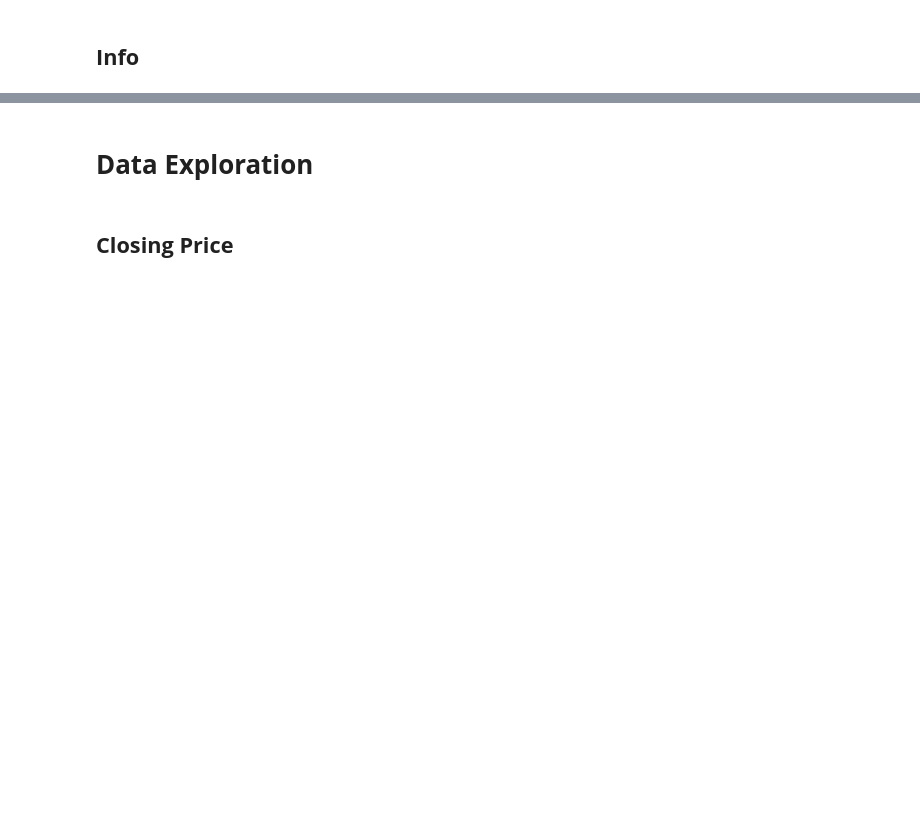
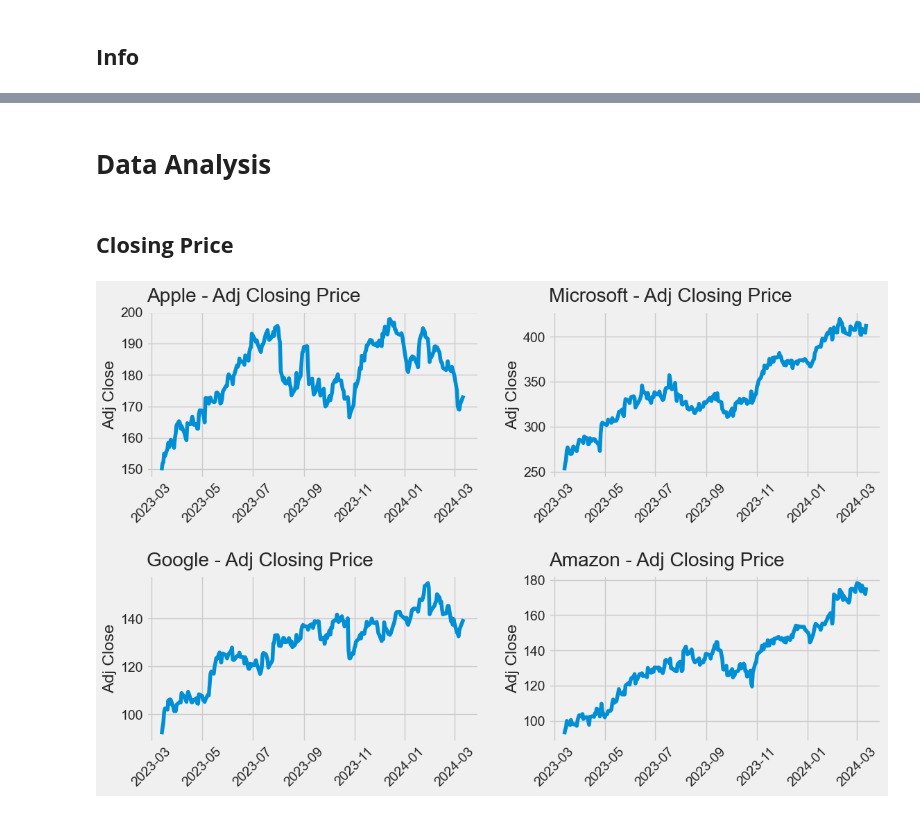
Before and after one commit to akshayyewle/Marketing-Analytics, a Jupyter notebook: 17 Stock Market Analysis & Forecasting/Python Notebook.ipynb, the cells around one changed output, grey strips where cells are left out. Cells and saved outputs as stored; diff of their text form; code cells hidden in the pictures; blank space fills up the shorter version.

```diff
--- a/17 Stock Market Analysis & Forecasting/Python Notebook.ipynb
+++ b/17 Stock Market Analysis & Forecasting/Python Notebook.ipynb
@@ -234,4 +200,20 @@ memory usage: 78.4+ KB
 # %% [markdown]
-# **Data Exploration**
+# **Data Analysis**
 # %% [markdown]
 ## **Closing Price**
+# %%
+plt.figure(figsize=(12,8))
+plt.subplots_adjust(top=5,bottom=4)
+
+for i,stock in enumerate(Stock_Df_List,start=1):
+    plt.subplot(2,2,i)
+    plt.plot(stock['Adj Close'])
+    plt.ylabel('Adj Close')
+    plt.xlabel(None)
+    plt.xticks(rotation=45)
+    plt.title(f'{Stock_Name_List[i-1]} - Adj Closing Price',loc='left',pad=10)
+
+plt.tight_layout(pad=2,h_pad=2,w_pad=2)
+plt.show()
+# %% [output]
+[figure, added]
```
Also changed, not shown: parts of 37 cells of this notebook.
